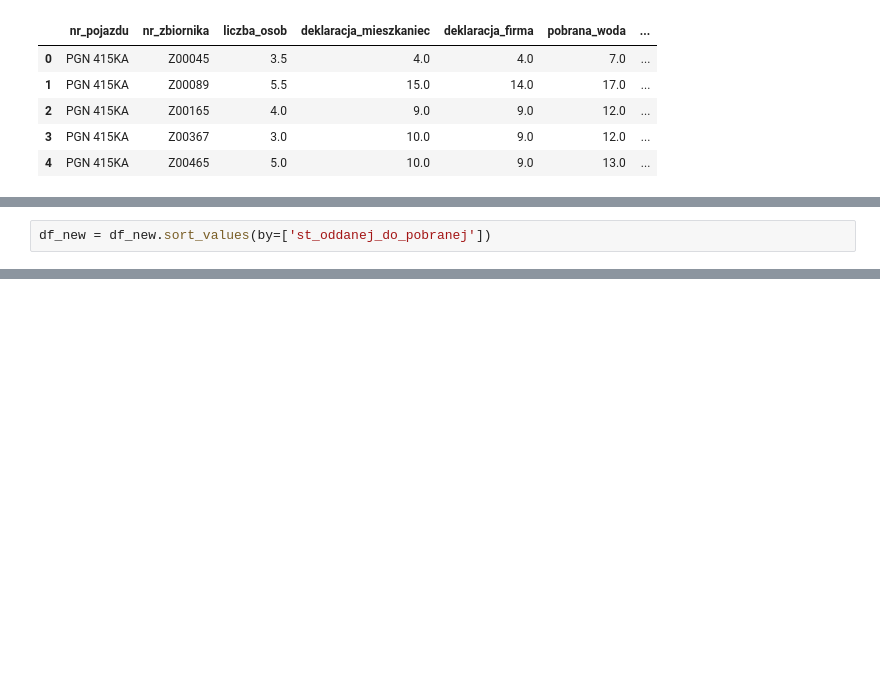
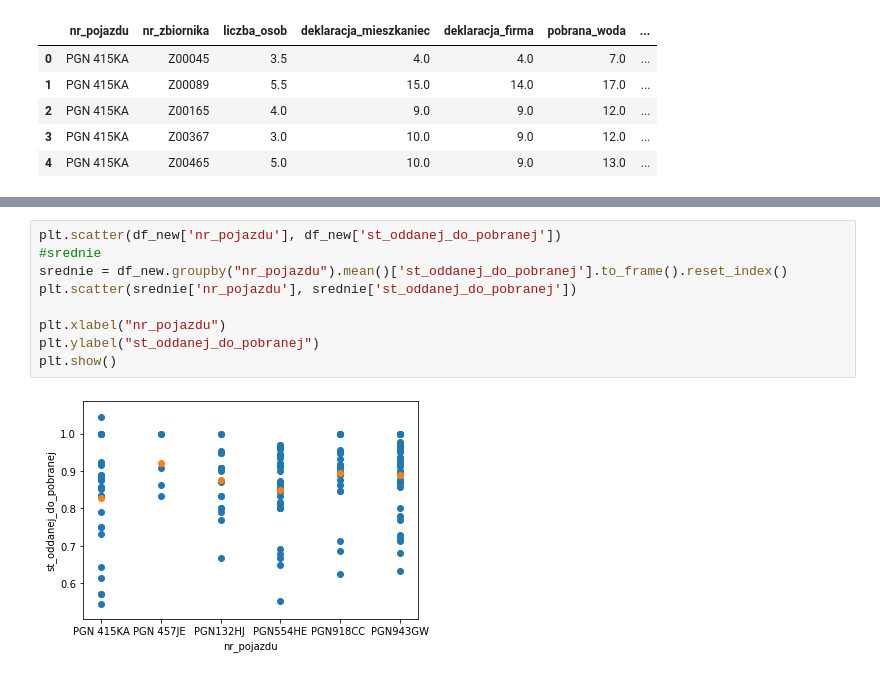
Before and after one commit to hackathonteam/klimaton_back, a Jupyter notebook: analysis.ipynb, the cells around one changed output, grey strips where cells are left out. Saved outputs shown, nothing was run; the diff lists cells and outputs as text; blank space fills up the shorter version.

```diff
--- a/merger.ipynb
+++ b/analysis.ipynb
@@ -197,4 +197,2 @@ df_new ['st_oddanej_do_pobranej'] = (df['deklaracja_mieszkaniec'] +
                                          df['deklaracja_firma'])/2 / \
                                          df['pobrana_woda']
-# %%
-df_new = df_new.sort_values(by=['st_oddanej_do_pobranej'])
@@ -202,0 +208,11 @@ TypeError: sort_values() got an unexpected keyword argument 'by'
+# %%
+plt.scatter(df_new['nr_pojazdu'], df_new['st_oddanej_do_pobranej'])
+#srednie
+srednie = df_new.groupby("nr_pojazdu").mean()['st_oddanej_do_pobranej'].to_frame().reset_index()
+plt.scatter(srednie['nr_pojazdu'], srednie['st_oddanej_do_pobranej'])
+
+plt.xlabel("nr_pojazdu")
+plt.ylabel("st_oddanej_do_pobranej")
+plt.show()
+# %% [output]
+[figure, added]
```
Also changed, not shown: parts of 4 cells of this notebook.
